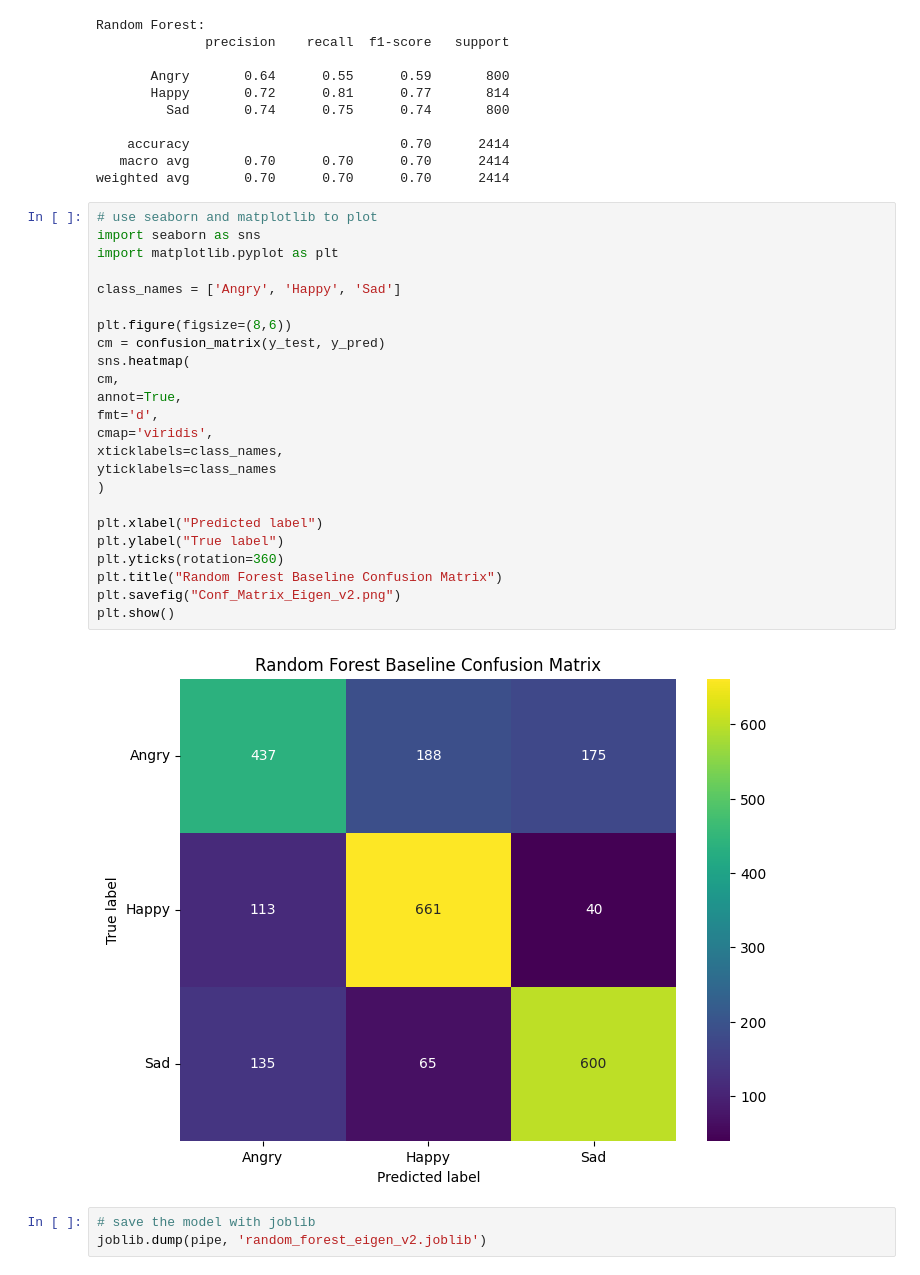
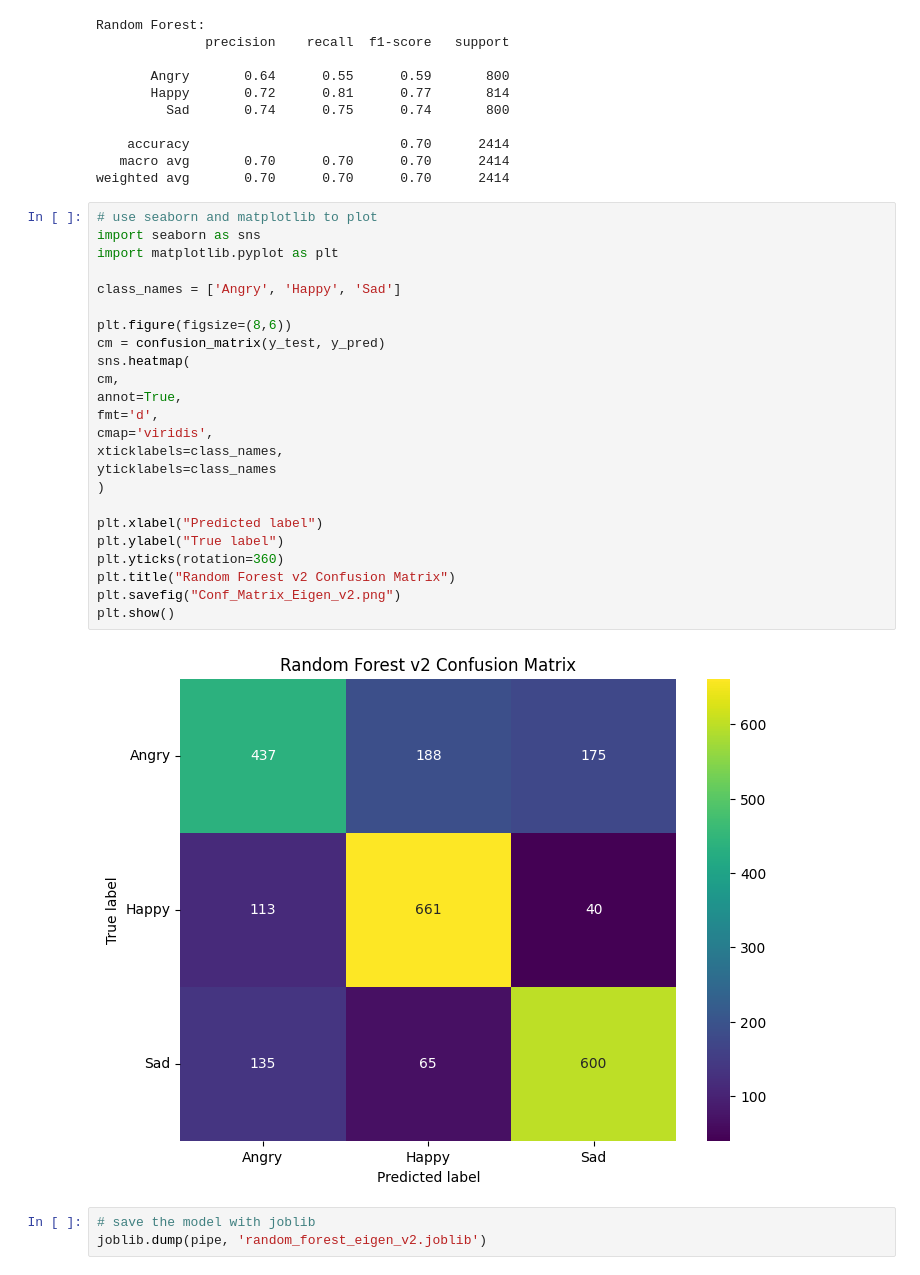
Before and after one commit to malaikagalvan/Capstone-DATA4381, a Jupyter notebook: Model_Revisions/Rand_Forest_Eigenfaces_umap_v2.ipynb, the cells around one changed output. Drawn from its saved outputs; the diff is of its cells as text.

```diff
--- a/Model_Revisions/Rand_Forest_Eigenfaces_umap_v2.ipynb
+++ b/Model_Revisions/Rand_Forest_Eigenfaces_umap_v2.ipynb
@@ -458,29 +458,29 @@ weighted avg       0.70      0.70      0.70      2414
 # %%
 # use seaborn and matplotlib to plot
 import seaborn as sns
 import matplotlib.pyplot as plt
 
 class_names = ['Angry', 'Happy', 'Sad']
 
 plt.figure(figsize=(8,6))
 cm = confusion_matrix(y_test, y_pred)
 sns.heatmap(
 cm,
 annot=True,
 fmt='d',
 cmap='viridis',
 xticklabels=class_names,
 yticklabels=class_names
 )
 
 plt.xlabel("Predicted label")
 plt.ylabel("True label")
 plt.yticks(rotation=360)
-plt.title("Random Forest Baseline Confusion Matrix")
+plt.title("Random Forest v2 Confusion Matrix")
 plt.savefig("Conf_Matrix_Eigen_v2.png")
 plt.show()
 # %% [output]
-[figure, old version]
+[figure, new version]
 # %%
 # save the model with joblib
 joblib.dump(pipe, 'random_forest_eigen_v2.joblib')
```
Also changed, not shown: parts of 1 cell of this notebook, 4 other files.
